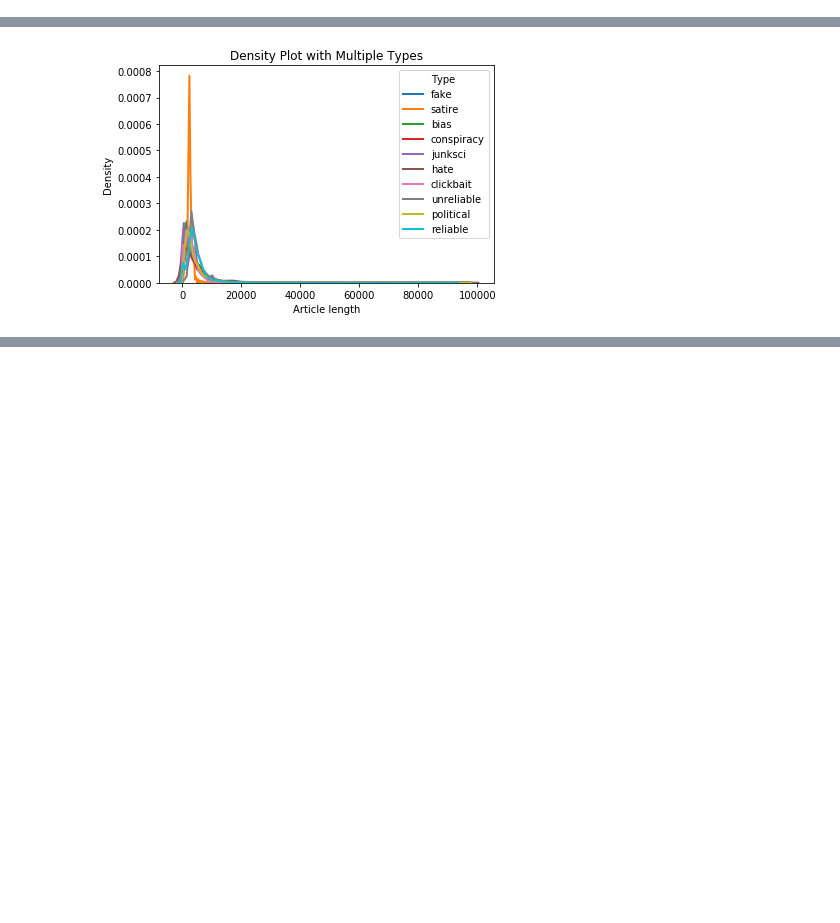
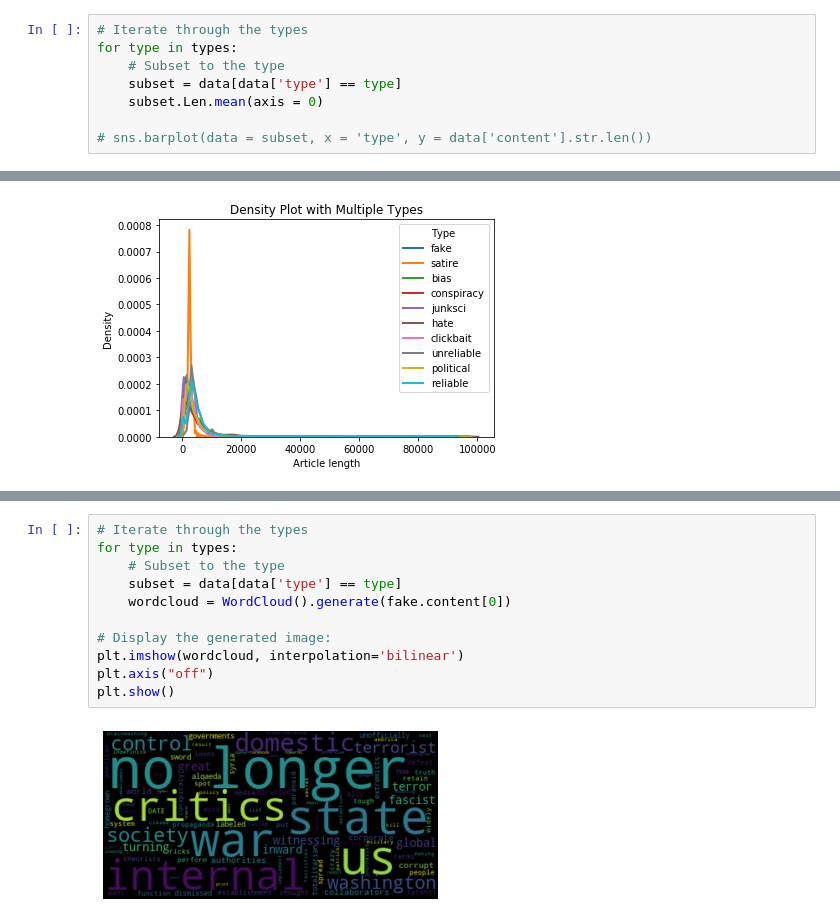
Before and after one commit to SystemOut1324/Datascience_Final_Project, a Jupyter notebook: Appendix/Manual/Setup_Exploration_Knud.ipynb, the cells around one changed output, grey strips where cells are left out. Drawn from its saved outputs; the diff is of its cells as text; blank space fills up the shorter version.

```diff
--- a/Appendix/Manual/Setup_Exploration_Knud.ipynb
+++ b/Appendix/Manual/Setup_Exploration_Knud.ipynb
@@ -32,0 +52,8 @@ plot
+# %%
+# Iterate through the types
+for type in types:
+    # Subset to the type
+    subset = data[data['type'] == type]
+    subset.Len.mean(axis = 0)
+
+# sns.barplot(data = subset, x = 'type', y = data['content'].str.len())
@@ -106,0 +178,13 @@ Text(0, 0.5, 'Density')
+# %%
+# Iterate through the types
+for type in types:
+    # Subset to the type
+    subset = data[data['type'] == type]
+    wordcloud = WordCloud().generate(fake.content[0])
+
+# Display the generated image:
+plt.imshow(wordcloud, interpolation='bilinear')
+plt.axis("off")
+plt.show()
+# %% [output]
+[figure, added]
```
Also changed, not shown: parts of 11 cells of this notebook.
